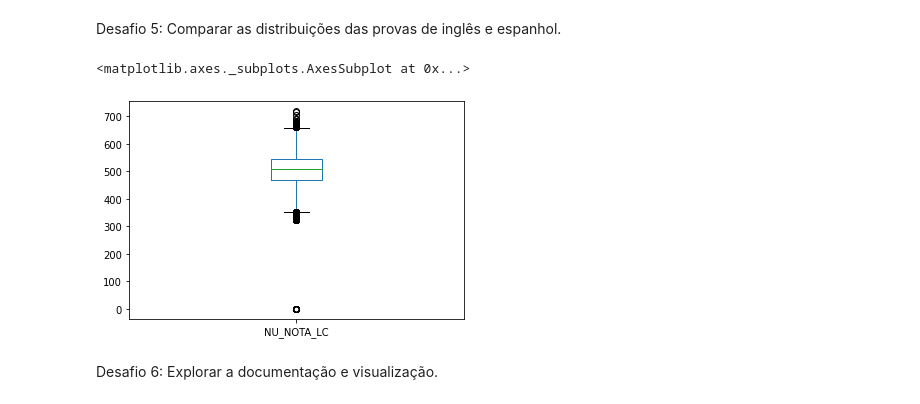
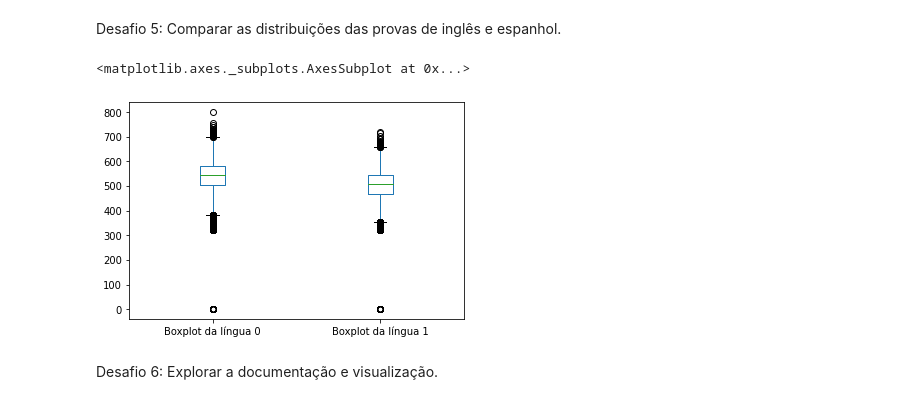
Before and after one commit to Guiphb/imersao-dados-alura, a Jupyter notebook: Imersao1.ipynb, the cells around one changed output. Cells and saved outputs as stored; diff of their text form; code cells hidden in the pictures.

```diff
--- a/Imersao1.ipynb
+++ b/Imersao1.ipynb
@@ -241,10 +258,11 @@ array([[<matplotlib.axes._subplots.AxesSubplot object at 0x...>,
 # %% [markdown]
 Desafio 5: Comparar as distribuições das provas de inglês e espanhol.
 # %%
-'Boxplot da língua 0': dados.query("TP_LINGUA == 0")["NU_NOTA_LC"].plot.box(),
-'Boxplot da língua 0': dados.query("TP_LINGUA == 0")["NU_NOTA_LC"].plot.box(),
+boxplotLingua = pd.DataFrame({'Boxplot da língua 0': dados.query("TP_LINGUA == 0")["NU_NOTA_LC"],
+                              'Boxplot da língua 1': dados.query("TP_LINGUA == 1")["NU_NOTA_LC"]})
+boxplotLingua.plot.box()
 # %% [output]
 <matplotlib.axes._subplots.AxesSubplot at 0x...>
-[figure, old version]
+[figure, new version]
 # %% [markdown]
 Desafio 6: Explorar a documentação e visualização.
```
Also changed, not shown: parts of 3 cells of this notebook.
